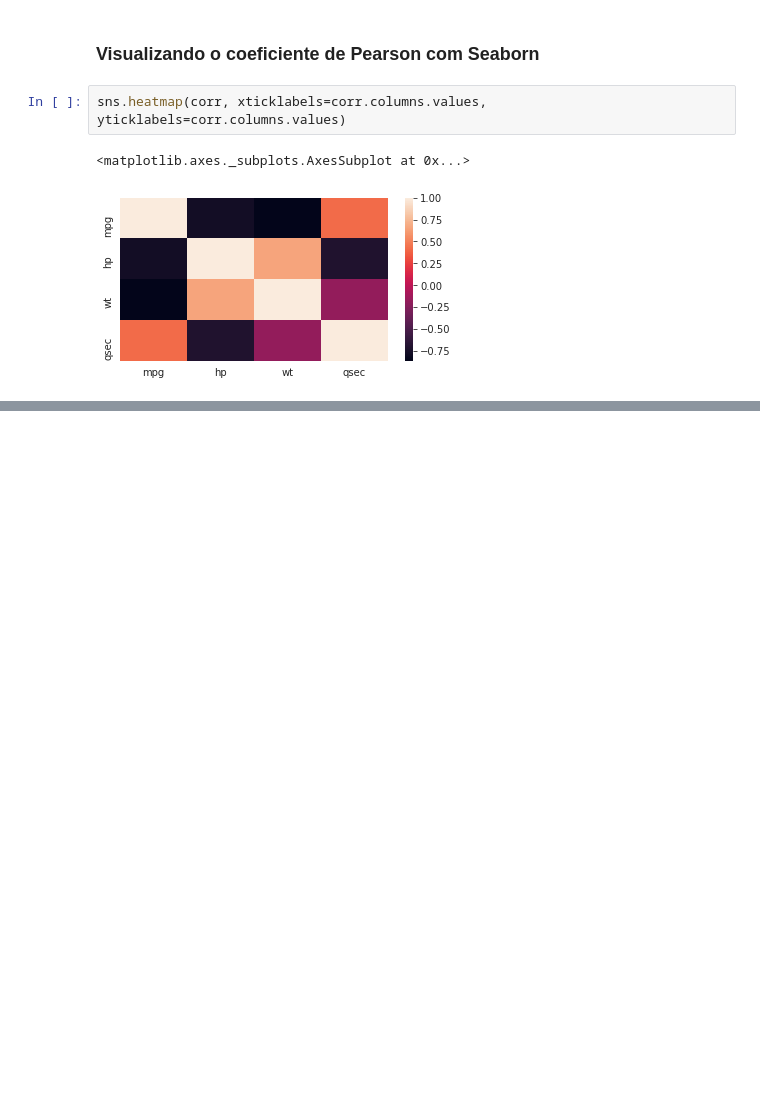
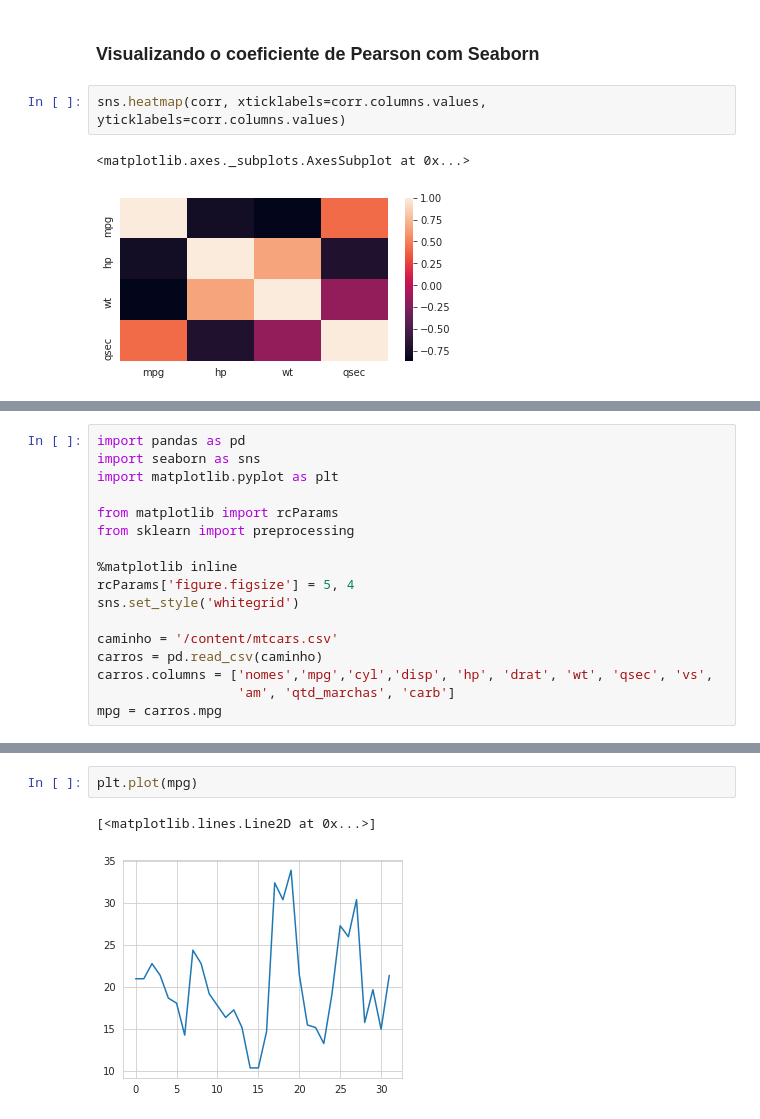
Before and after one commit to joaocbjr/Learn_DataScience, a Jupyter notebook: Cap_3_Matemática_e_Estatística_Básicas.ipynb, the cells around one changed output, grey strips where cells are left out. Saved outputs shown, nothing was run; the diff lists cells and outputs as text; blank space fills up the shorter version.

```diff
--- a/Cap_3_Matemática_e_Estatística_Básicas.ipynb
+++ b/Cap_3_Matemática_e_Estatística_Básicas.ipynb
@@ -383,0 +468,17 @@ sns.heatmap(corr, xticklabels=corr.columns.values, yticklabels=corr.columns.valu
+# %%
+import pandas as pd
+import seaborn as sns
+import matplotlib.pyplot as plt
+
+from matplotlib import rcParams
+from sklearn import preprocessing
+
+%matplotlib inline
+rcParams['figure.figsize'] = 5, 4
+sns.set_style('whitegrid')
+
+caminho = '/content/mtcars.csv'
+carros = pd.read_csv(caminho)
+carros.columns = ['nomes','mpg','cyl','disp', 'hp', 'drat', 'wt', 'qsec', 'vs',
+                  'am', 'qtd_marchas', 'carb']
+mpg = carros.mpg
@@ -383,0 +499,5 @@ sns.heatmap(corr, xticklabels=corr.columns.values, yticklabels=corr.columns.valu
+# %%
+plt.plot(mpg)
+# %% [output]
+[<matplotlib.lines.Line2D at 0x...>]
+[figure, added]
```
Also changed, not shown: parts of 21 cells of this notebook.
